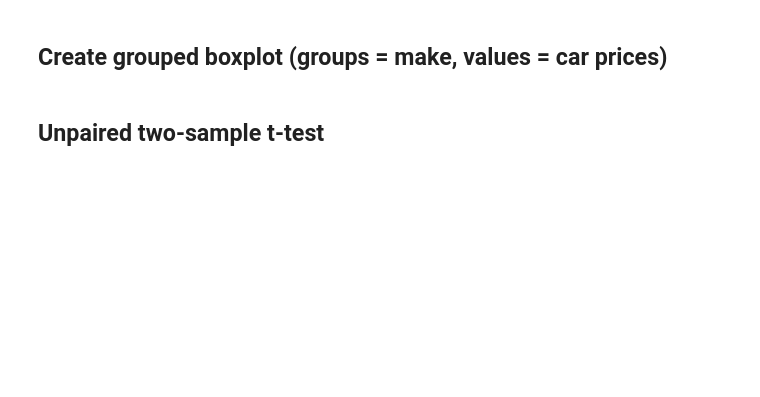
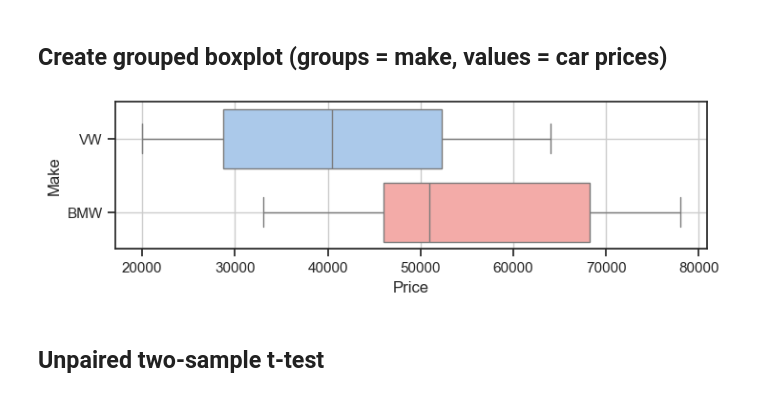
Before and after one commit to mario-gellrich-zhaw/data_analytics, a Jupyter notebook: Week_06/unpaired_two_sample_t-test.ipynb, the cells around one changed output. Saved outputs shown, nothing was run; the diff lists cells and outputs as text; code cells hidden in the pictures; blank space fills up the shorter version.

```diff
--- a/Week_06/unpaired_two_sample_t-test.ipynb
+++ b/Week_06/unpaired_two_sample_t-test.ipynb
@@ -35,13 +48,15 @@ df.head()
 # %%
 # Plot boxplot with groups
 plt.figure(figsize=(8,2))
 ax = sns.boxplot(x="Price",
                  y="Make",
-                 palette=['r', 'g'],
+                 palette=['b', 'r'],
                  data=df,
                  orient='h')
 plt.grid()
 plt.show()
+# %% [output]
+[figure, added]
 # %% [markdown]
 ## Unpaired two-sample t-test
 # %%
```
Also changed, not shown: parts of 9 cells of this notebook, 3 other files.
